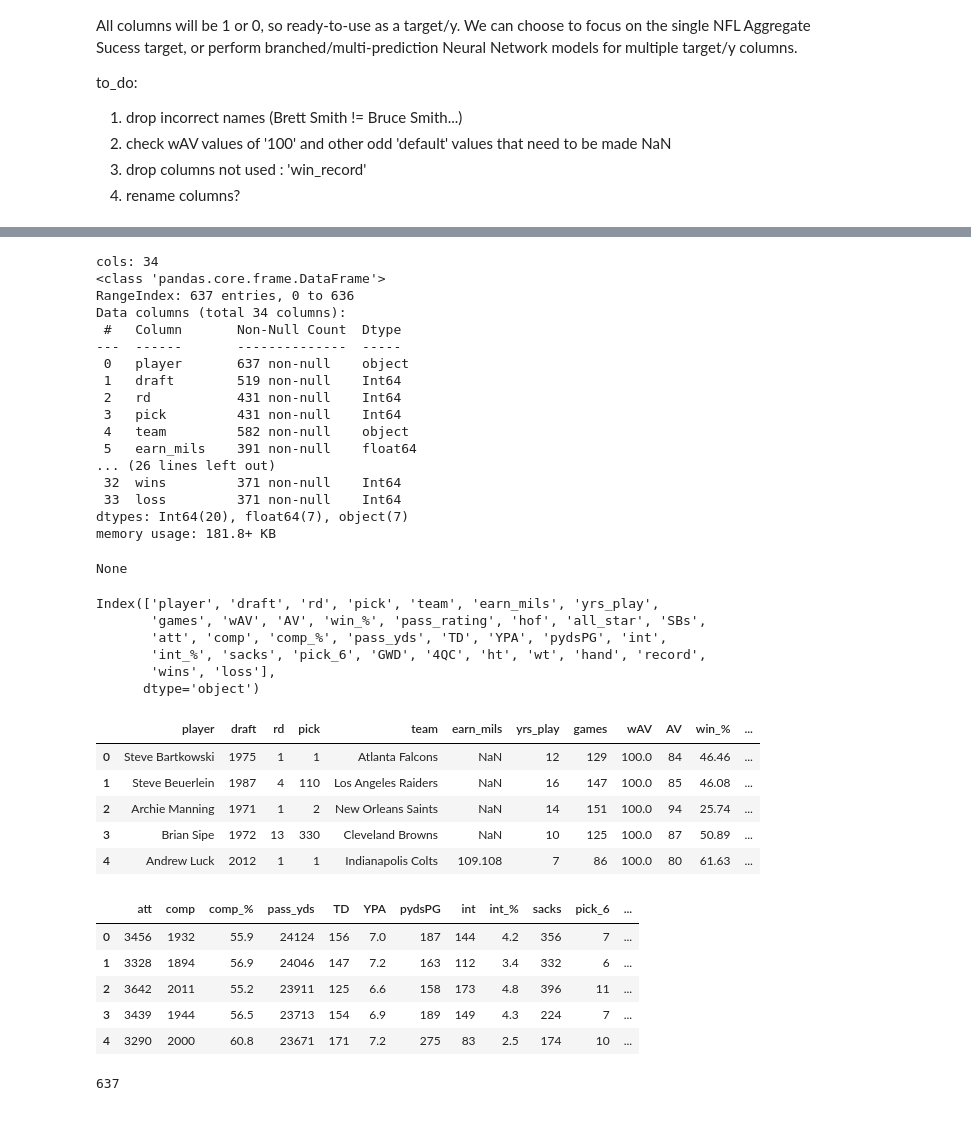
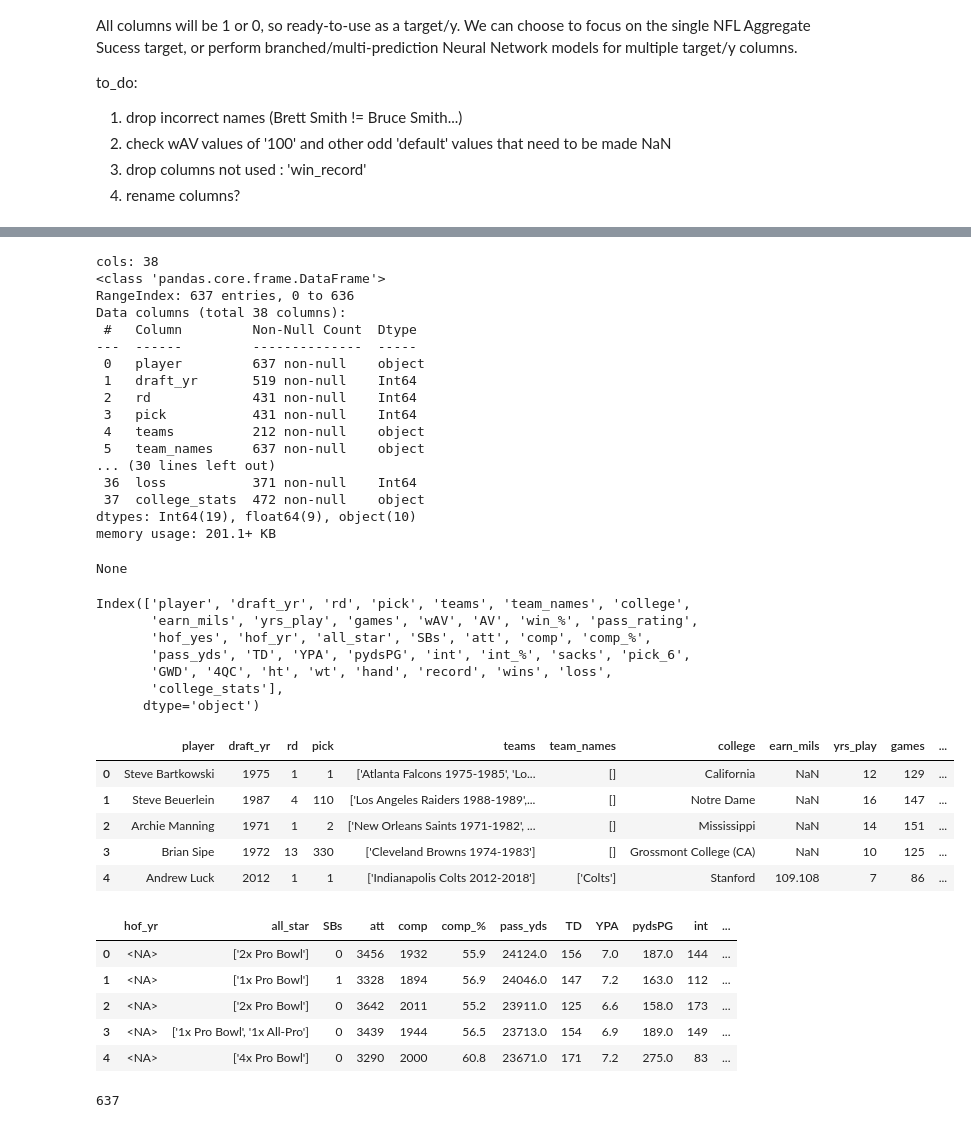
Before and after one commit to willablackmon/nfl_quarterback_draft, a Jupyter notebook: Data_Cleaning/nfl_success_labels.ipynb, the cells around one changed output, grey strips where cells are left out. Saved outputs shown, nothing was run; the diff lists cells and outputs as text; code cells hidden in the pictures.

```diff
--- a/Data_Cleaning/nfl_success_labels.ipynb
+++ b/Data_Cleaning/nfl_success_labels.ipynb
@@ -58,63 +83,60 @@ to_do:
 # %%
-import pandas as pd
 
-# <NA> used by INT64, vs. NaN
-as_int = ['draft', 'rd', 'pick','yrs_play','games', 'hof', 'SBs',
-       'att', 'comp', 'pass_yds', 'TD', 'pydsPG', 'int',
+# reimport, applying type Int64 to applicable columns. Note <NA> used by INT64, vs. NaN
+float_to_int = ['draft_yr', 'rd', 'pick','yrs_play','games', 'hof_yr','hof_yes', 'SBs',
+       'att', 'comp', 'TD', 'int',
        'sacks', 'pick_6', 'GWD', '4QC','wt','wins', 'loss']
 
-file_in = "../Data_Final/nfl_merged.csv"
-
-dtype_dict = {col:'Int64' for col in as_int}
-
+dtype_dict = {col:'Int64' for col in float_to_int}
 df = pd.read_csv(file_in, dtype=dtype_dict)
 
 col_count = len(df.columns)
 print(f'cols: {col_count}')
 
 display(df.info())
 display(df.columns)
 display(df.iloc[:, :15].head())
 
 if col_count >= 15:
     display(df.iloc[:, 15:].head())
 # %% [output]
-cols: 34
+cols: 38
 <class 'pandas.core.frame.DataFrame'>
 RangeIndex: 637 entries, 0 to 636
-Data columns (total 34 columns):
- #   Column       Non-Null Count  Dtype
----  ------       --------------  -----
- 0   player       637 non-null    object
- 1   draft        519 non-null    Int64
- 2   rd           431 non-null    Int64
- 3   pick         431 non-null    Int64
- 4   team         582 non-null    object
- 5   earn_mils    391 non-null    float64
-... (26 lines left out)
- 32  wins         371 non-null    Int64
- 33  loss         371 non-null    Int64
-dtypes: Int64(20), float64(7), object(7)
-memory usage: 181.8+ KB
+Data columns (total 38 columns):
+ #   Column         Non-Null Count  Dtype
+---  ------         --------------  -----
+ 0   player         637 non-null    object
+ 1   draft_yr       519 non-null    Int64
+ 2   rd             431 non-null    Int64
+ 3   pick           431 non-null    Int64
+ 4   teams          212 non-null    object
+ 5   team_names     637 non-null    object
+... (30 lines left out)
+ 36  loss           371 non-null    Int64
+ 37  college_stats  472 non-null    object
+dtypes: Int64(19), float64(9), object(10)
+memory usage: 201.1+ KB
 None
-Index(['player', 'draft', 'rd', 'pick', 'team', 'earn_mils', 'yrs_play',
-       'games', 'wAV', 'AV', 'win_%', 'pass_rating', 'hof', 'all_star', 'SBs',
-       'att', 'comp', 'comp_%', 'pass_yds', 'TD', 'YPA', 'pydsPG', 'int',
-       'int_%', 'sacks', 'pick_6', 'GWD', '4QC', 'ht', 'wt', 'hand', 'record',
-       'wins', 'loss'],
+Index(['player', 'draft_yr', 'rd', 'pick', 'teams', 'team_names', 'college',
+       'earn_mils', 'yrs_play', 'games', 'wAV', 'AV', 'win_%', 'pass_rating',
+       'hof_yes', 'hof_yr', 'all_star', 'SBs', 'att', 'comp', 'comp_%',
+       'pass_yds', 'TD', 'YPA', 'pydsPG', 'int', 'int_%', 'sacks', 'pick_6',
+       'GWD', '4QC', 'ht', 'wt', 'hand', 'record', 'wins', 'loss',
+       'college_stats'],
       dtype='object')
-|  | player | draft | rd | pick | team | earn_mils | yrs_play | games | wAV | AV | win_% | ... |
-| 0 | Steve Bartkowski | 1975 | 1 | 1 | Atlanta Falcons | NaN | 12 | 129 | 100.0 | 84 | 46.46 | ... |
-| 1 | Steve Beuerlein | 1987 | 4 | 110 | Los Angeles Raiders | NaN | 16 | 147 | 100.0 | 85 | 46.08 | ... |
-| 2 | Archie Manning | 1971 | 1 | 2 | New Orleans Saints | NaN | 14 | 151 | 100.0 | 94 | 25.74 | ... |
-| 3 | Brian Sipe | 1972 | 13 | 330 | Cleveland Browns | NaN | 10 | 125 | 100.0 | 87 | 50.89 | ... |
-| 4 | Andrew Luck | 2012 | 1 | 1 | Indianapolis Colts | 109.108 | 7 | 86 | 100.0 | 80 | 61.63 | ... |
+|  | player | draft_yr | rd | pick | teams | team_names | college | earn_mils | yrs_play | games | ... |
+| 0 | Steve Bartkowski | 1975 | 1 | 1 | ['Atlanta Falcons 1975-1985', 'Lo... | [] | California | NaN | 12 | 129 | ... |
+| 1 | Steve Beuerlein | 1987 | 4 | 110 | ['Los Angeles Raiders 1988-1989',... | [] | Notre Dame | NaN | 16 | 147 | ... |
+| 2 | Archie Manning | 1971 | 1 | 2 | ['New Orleans Saints 1971-1982', ... | [] | Mississippi | NaN | 14 | 151 | ... |
+| 3 | Brian Sipe | 1972 | 13 | 330 | ['Cleveland Browns 1974-1983'] | [] | Grossmont College (CA) | NaN | 10 | 125 | ... |
+| 4 | Andrew Luck | 2012 | 1 | 1 | ['Indianapolis Colts 2012-2018'] | ['Colts'] | Stanford | 109.108 | 7 | 86 | ... |
-|  | att | comp | comp_% | pass_yds | TD | YPA | pydsPG | int | int_% | sacks | pick_6 | ... |
-| 0 | 3456 | 1932 | 55.9 | 24124 | 156 | 7.0 | 187 | 144 | 4.2 | 356 | 7 | ... |
-| 1 | 3328 | 1894 | 56.9 | 24046 | 147 | 7.2 | 163 | 112 | 3.4 | 332 | 6 | ... |
-| 2 | 3642 | 2011 | 55.2 | 23911 | 125 | 6.6 | 158 | 173 | 4.8 | 396 | 11 | ... |
-| 3 | 3439 | 1944 | 56.5 | 23713 | 154 | 6.9 | 189 | 149 | 4.3 | 224 | 7 | ... |
-| 4 | 3290 | 2000 | 60.8 | 23671 | 171 | 7.2 | 275 | 83 | 2.5 | 174 | 10 | ... |
+|  | hof_yr | all_star | SBs | att | comp | comp_% | pass_yds | TD | YPA | pydsPG | int | ... |
+| 0 | <NA> | ['2x Pro Bowl'] | 0 | 3456 | 1932 | 55.9 | 24124.0 | 156 | 7.0 | 187.0 | 144 | ... |
+| 1 | <NA> | ['1x Pro Bowl'] | 1 | 3328 | 1894 | 56.9 | 24046.0 | 147 | 7.2 | 163.0 | 112 | ... |
+| 2 | <NA> | ['2x Pro Bowl'] | 0 | 3642 | 2011 | 55.2 | 23911.0 | 125 | 6.6 | 158.0 | 173 | ... |
+| 3 | <NA> | ['1x Pro Bowl', '1x All-Pro'] | 0 | 3439 | 1944 | 56.5 | 23713.0 | 154 | 6.9 | 189.0 | 149 | ... |
+| 4 | <NA> | ['4x Pro Bowl'] | 0 | 3290 | 2000 | 60.8 | 23671.0 | 171 | 7.2 | 275.0 | 83 | ... |
 # %%
 # Verify no lost data:
 # Set display options
```
Also changed, not shown: parts of 15 cells of this notebook, 15 other files.
